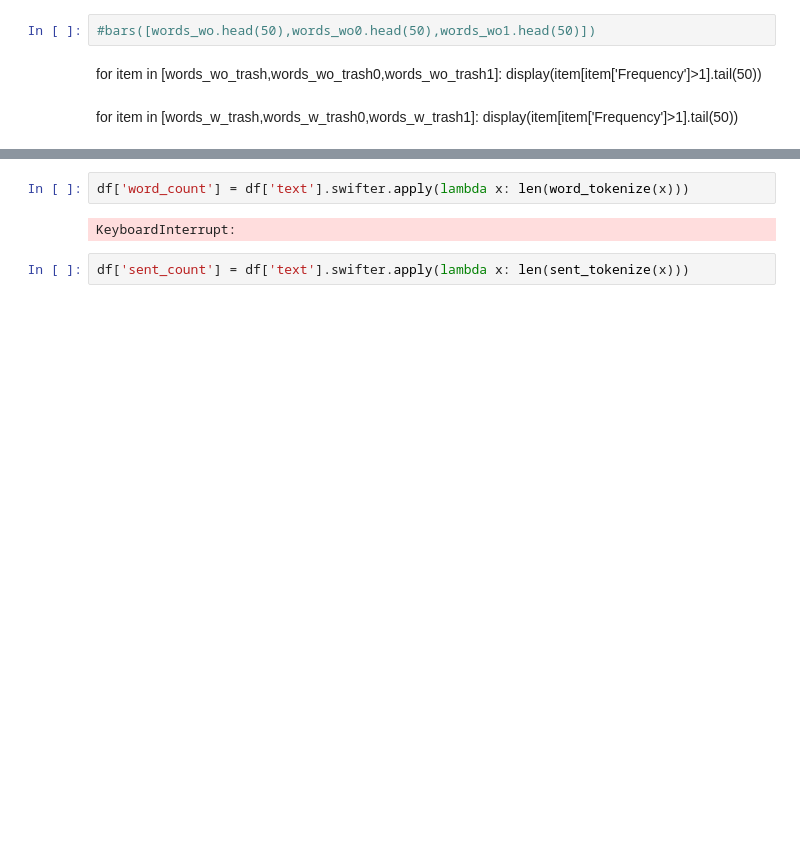
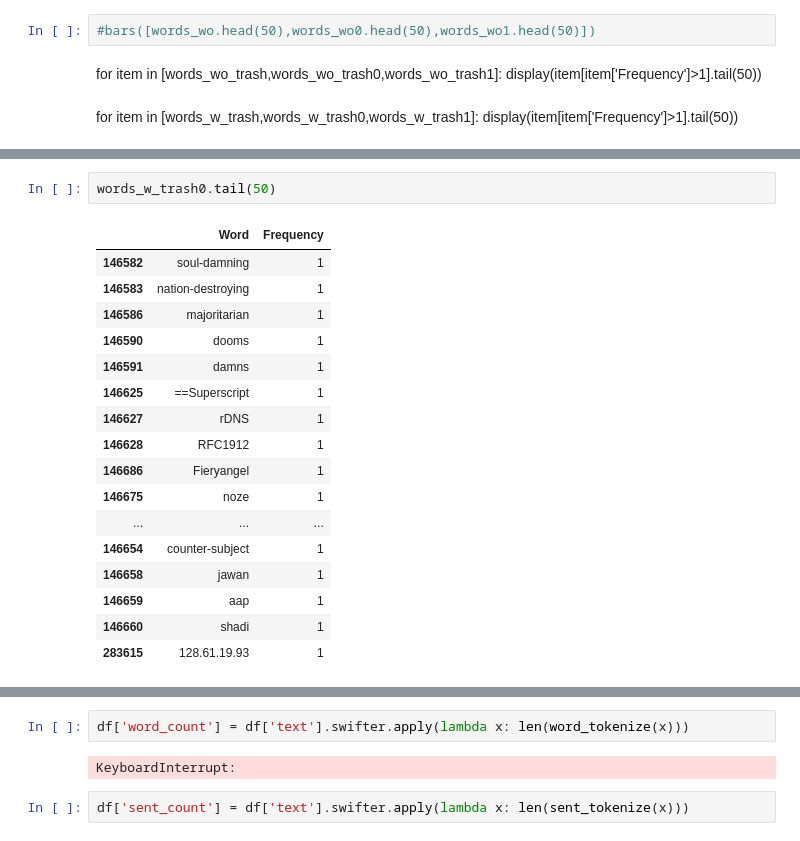
Before and after one commit to green-igor/wiki, a Jupyter notebook: wikiki (1).ipynb, the cells around one changed output, grey strips where cells are left out. Saved outputs shown, nothing was run; the diff lists cells and outputs as text; blank space fills up the shorter version.

```diff
--- a/wikiki (1).ipynb
+++ b/wikiki (1).ipynb
@@ -430,0 +412,20 @@ def nl_split(string):
+# %%
+words_w_trash0.tail(50)
+# %% [output]
+|  | Word | Frequency |
+| 146582 | soul-damning | 1 |
+| 146583 | nation-destroying | 1 |
+| 146586 | majoritarian | 1 |
+| 146590 | dooms | 1 |
+| 146591 | damns | 1 |
+| 146625 | ==Superscript | 1 |
+| 146627 | rDNS | 1 |
+| 146628 | RFC1912 | 1 |
+| 146686 | Fieryangel | 1 |
+| 146675 | noze | 1 |
+| ... | ... | ... |
+| 146654 | counter-subject | 1 |
+| 146658 | jawan | 1 |
+| 146659 | aap | 1 |
+| 146660 | shadi | 1 |
+| 283615 | 128.61.19.93 | 1 |
```
Also changed, not shown: parts of 60 cells of this notebook.
